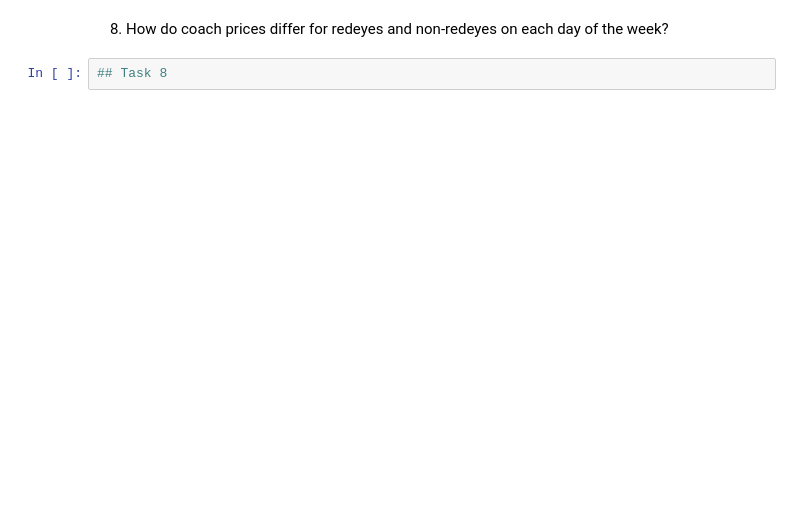
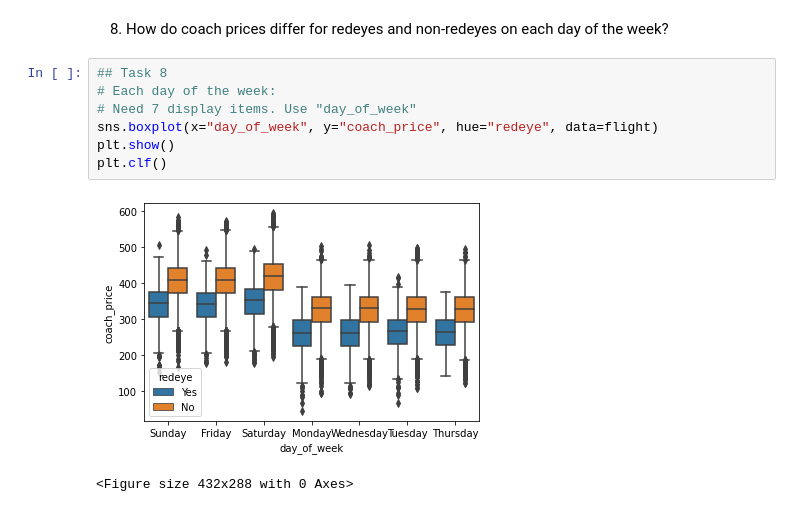
Before and after one commit to Mark-Kens/cc_dsp2022_10._airline_analysis, a Jupyter notebook: Airline Analysis_mark.ipynb, the cells around one changed output. Cells and saved outputs as stored; diff of their text form; blank space fills up the shorter version.

```diff
--- a/Airline Analysis_mark.ipynb
+++ b/Airline Analysis_mark.ipynb
@@ -188,4 +222,12 @@ plt.clf()
 # %% [markdown]
 8. How do coach prices differ for redeyes and non-redeyes on each day of the week?
-# %%
-## Task 8
+# %%
+## Task 8
+# Each day of the week:
+# Need 7 display items. Use "day_of_week"
+sns.boxplot(x="day_of_week", y="coach_price", hue="redeye", data=flight)
+plt.show()
+plt.clf()
+# %% [output]
+[figure, added]
+<Figure size 432x288 with 0 Axes>
```
Also changed, not shown: parts of 6 cells of this notebook.
